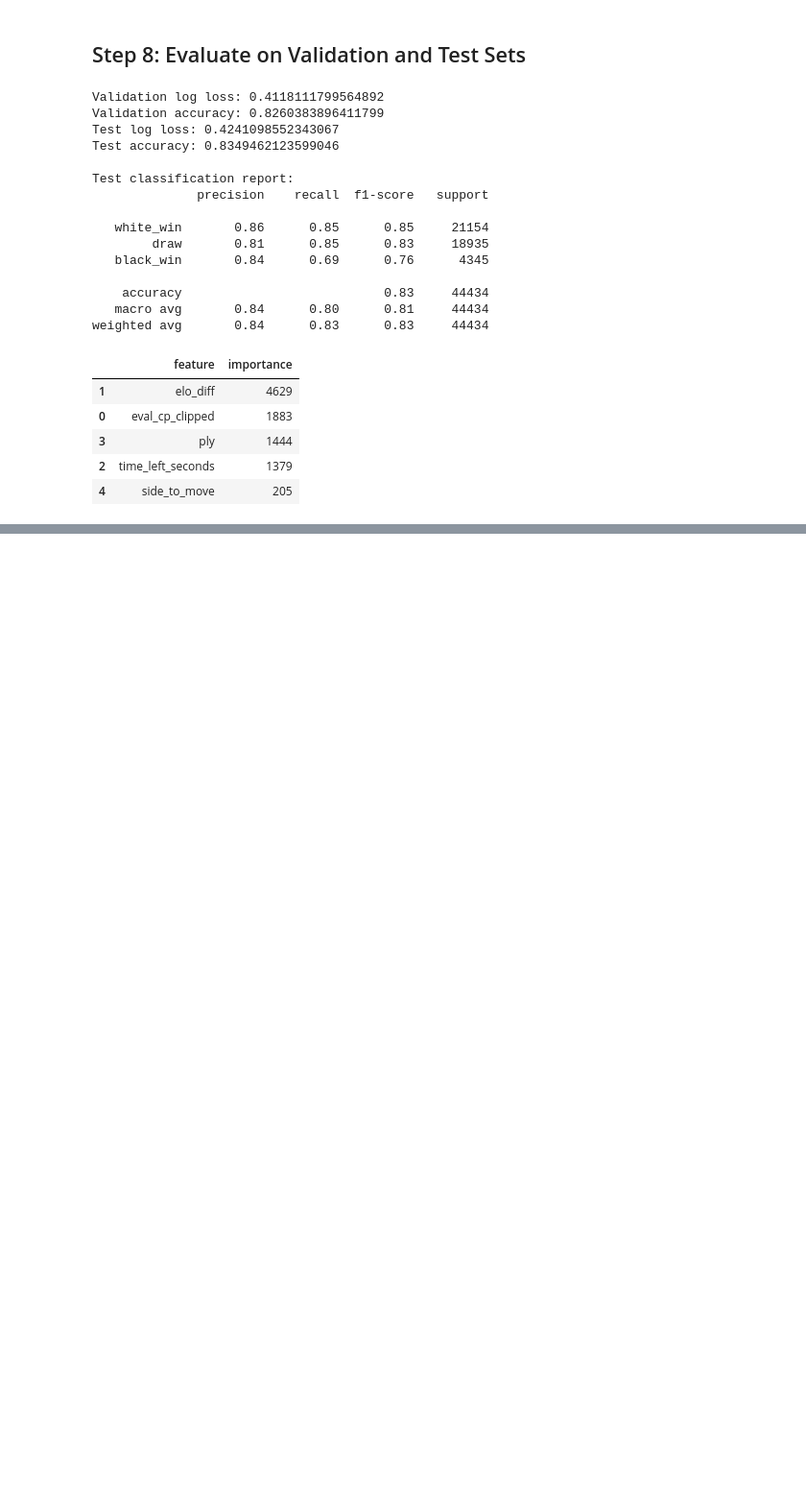
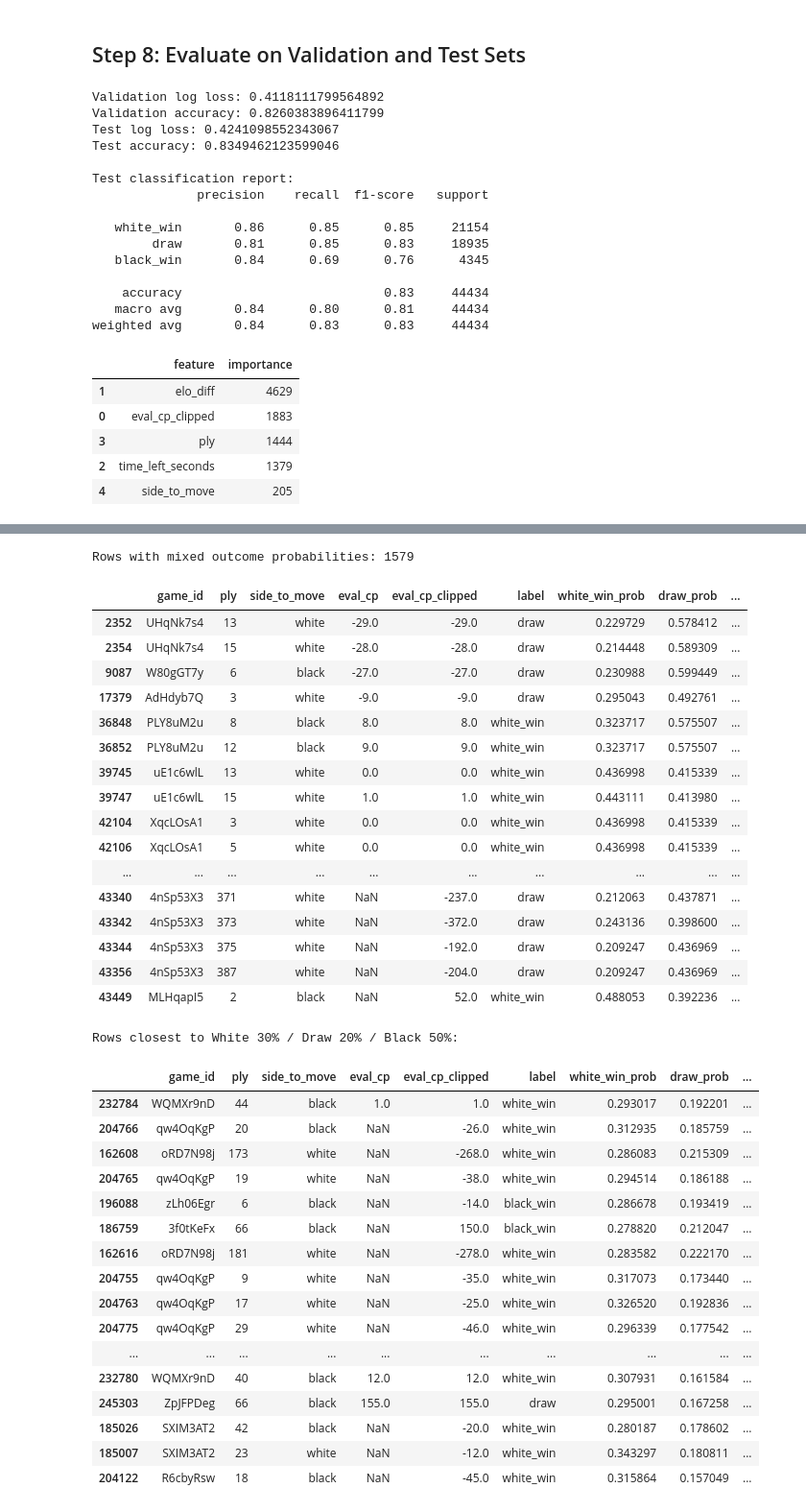
Before and after one commit to comMinGu/IS3107_G4, a Jupyter notebook: ml_model.ipynb, the cells around one changed output, grey strips where cells are left out. Shown at 96% size. Cells and saved outputs as stored; diff of their text form; code cells hidden in the pictures; blank space fills up the shorter version.

Commit message:
add sanity checks and verify class balance

```diff
--- a/ml_model.ipynb
+++ b/ml_model.ipynb
@@ -806,0 +949,69 @@ weighted avg       0.84      0.83      0.83     44434
+# %%
+# Reuse the probability-check dataframe created above.
+mixed_prob_cols = [
+    'game_id',
+    'ply',
+    'side_to_move',
+    'eval_cp',
+    'eval_cp_clipped',
+    'label',
+    'white_win_prob',
+    'draw_prob',
+    'black_win_prob',
+]
+
+# Look for rows where all three probabilities stay in a non-trivial range.
+mixed_prob_df = prob_check_df[
+    prob_check_df['white_win_prob'].between(0.20, 0.60)
+    & prob_check_df['draw_prob'].between(0.15, 0.60)
+    & prob_check_df['black_win_prob'].between(0.10, 0.60)
+].copy()
+
+print('Rows with mixed outcome probabilities:', len(mixed_prob_df))
+display(mixed_prob_df[mixed_prob_cols].head(20))
+
+# Also show rows closest to a user-intuitive target mix such as 30/20/50.
+target_mix = np.array([0.30, 0.20, 0.50])
+prob_matrix = prob_check_df[['white_win_prob', 'draw_prob', 'black_win_prob']].to_numpy()
+prob_check_df = prob_check_df.copy()
+prob_check_df['target_mix_distance'] = ((prob_matrix - target_mix) ** 2).sum(axis=1) ** 0.5
+
+print('\nRows closest to White 30% / Draw 20% / Black 50%:')
+display(prob_check_df.sort_values('target_mix_distance')[mixed_prob_cols + ['target_mix_distance']].head(20))
+# %% [output]
+Rows with mixed outcome probabilities: 1579
+|  | game_id | ply | side_to_move | eval_cp | eval_cp_clipped | label | white_win_prob | draw_prob | ... |
+| 2352 | UHqNk7s4 | 13 | white | -29.0 | -29.0 | draw | 0.229729 | 0.578412 | ... |
+| 2354 | UHqNk7s4 | 15 | white | -28.0 | -28.0 | draw | 0.214448 | 0.589309 | ... |
+| 9087 | W80gGT7y | 6 | black | -27.0 | -27.0 | draw | 0.230988 | 0.599449 | ... |
+| 17379 | AdHdyb7Q | 3 | white | -9.0 | -9.0 | draw | 0.295043 | 0.492761 | ... |
+| 36848 | PLY8uM2u | 8 | black | 8.0 | 8.0 | white_win | 0.323717 | 0.575507 | ... |
+| 36852 | PLY8uM2u | 12 | black | 9.0 | 9.0 | white_win | 0.323717 | 0.575507 | ... |
+| 39745 | uE1c6wlL | 13 | white | 0.0 | 0.0 | white_win | 0.436998 | 0.415339 | ... |
+| 39747 | uE1c6wlL | 15 | white | 1.0 | 1.0 | white_win | 0.443111 | 0.413980 | ... |
+| 42104 | XqcLOsA1 | 3 | white | 0.0 | 0.0 | white_win | 0.436998 | 0.415339 | ... |
+| 42106 | XqcLOsA1 | 5 | white | 0.0 | 0.0 | white_win | 0.436998 | 0.415339 | ... |
+| ... | ... | ... | ... | ... | ... | ... | ... | ... | ... |
+| 43340 | 4nSp53X3 | 371 | white | NaN | -237.0 | draw | 0.212063 | 0.437871 | ... |
+| 43342 | 4nSp53X3 | 373 | white | NaN | -372.0 | draw | 0.243136 | 0.398600 | ... |
+| 43344 | 4nSp53X3 | 375 | white | NaN | -192.0 | draw | 0.209247 | 0.436969 | ... |
+| 43356 | 4nSp53X3 | 387 | white | NaN | -204.0 | draw | 0.209247 | 0.436969 | ... |
+| 43449 | MLHqapI5 | 2 | black | NaN | 52.0 | white_win | 0.488053 | 0.392236 | ... |
+Rows closest to White 30% / Draw 20% / Black 50%:
+|  | game_id | ply | side_to_move | eval_cp | eval_cp_clipped | label | white_win_prob | draw_prob | ... |
+| 232784 | WQMXr9nD | 44 | black | 1.0 | 1.0 | white_win | 0.293017 | 0.192201 | ... |
+| 204766 | qw4OqKgP | 20 | black | NaN | -26.0 | white_win | 0.312935 | 0.185759 | ... |
+| 162608 | oRD7N98j | 173 | white | NaN | -268.0 | white_win | 0.286083 | 0.215309 | ... |
+| 204765 | qw4OqKgP | 19 | white | NaN | -38.0 | white_win | 0.294514 | 0.186188 | ... |
+| 196088 | zLh06Egr | 6 | black | NaN | -14.0 | black_win | 0.286678 | 0.193419 | ... |
+| 186759 | 3f0tKeFx | 66 | black | NaN | 150.0 | black_win | 0.278820 | 0.212047 | ... |
+| 162616 | oRD7N98j | 181 | white | NaN | -278.0 | white_win | 0.283582 | 0.222170 | ... |
+| 204755 | qw4OqKgP | 9 | white | NaN | -35.0 | white_win | 0.317073 | 0.173440 | ... |
+| 204763 | qw4OqKgP | 17 | white | NaN | -25.0 | white_win | 0.326520 | 0.192836 | ... |
+| 204775 | qw4OqKgP | 29 | white | NaN | -46.0 | white_win | 0.296339 | 0.177542 | ... |
+| ... | ... | ... | ... | ... | ... | ... | ... | ... | ... |
+| 232780 | WQMXr9nD | 40 | black | 12.0 | 12.0 | white_win | 0.307931 | 0.161584 | ... |
+| 245303 | ZpJFPDeg | 66 | black | 155.0 | 155.0 | draw | 0.295001 | 0.167258 | ... |
+| 185026 | SXIM3AT2 | 42 | black | NaN | -20.0 | white_win | 0.280187 | 0.178602 | ... |
+| 185007 | SXIM3AT2 | 23 | white | NaN | -12.0 | white_win | 0.343297 | 0.180811 | ... |
+| 204122 | R6cbyRsw | 18 | black | NaN | -45.0 | white_win | 0.315864 | 0.157049 | ... |
```
Also changed, not shown: parts of 6 cells of this notebook.
